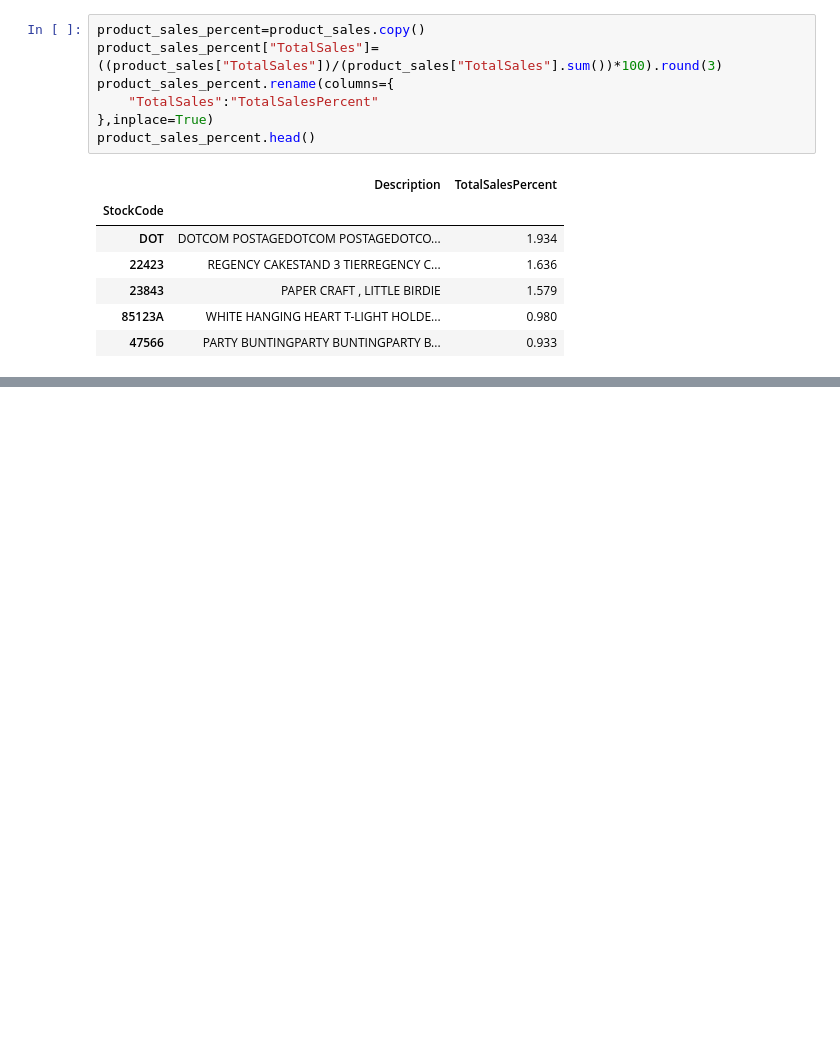
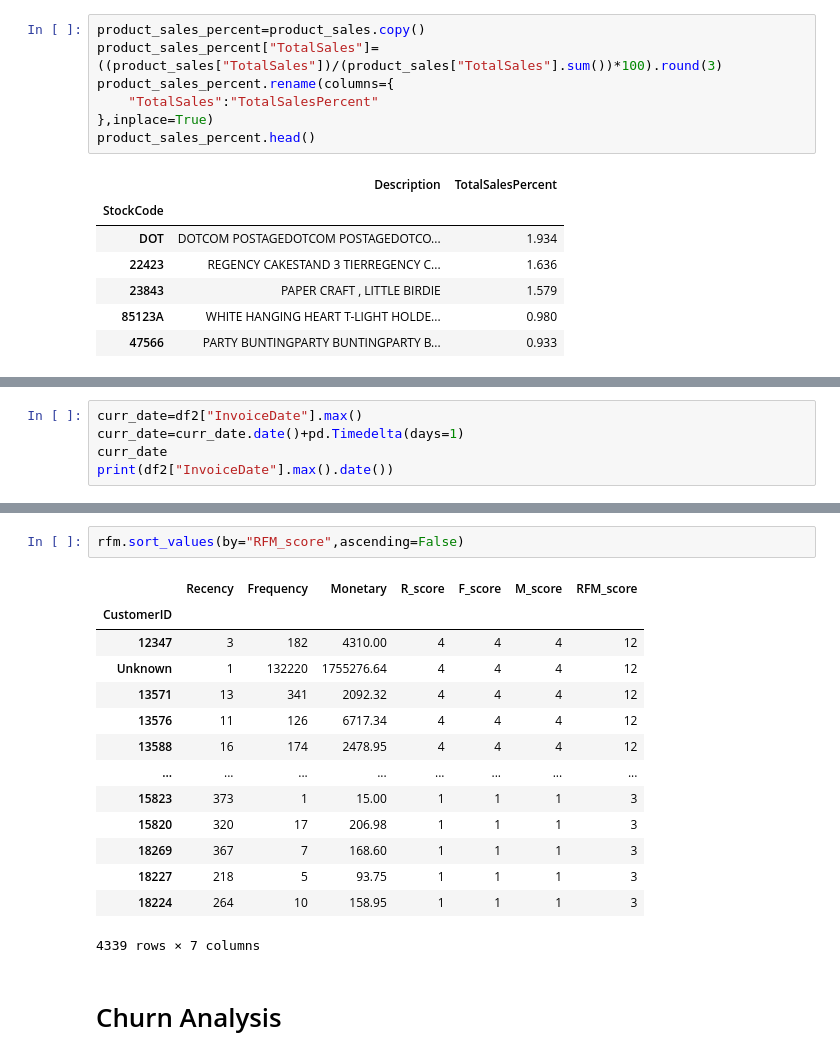
Before and after one commit to AnaghMiglani/Online-Retail-EDA, a Jupyter notebook: Online_Retail_EDA.ipynb, the cells around one changed output, grey strips where cells are left out. Drawn from its saved outputs; the diff is of its cells as text; blank space fills up the shorter version.

```diff
--- a/Online_Retail_EDA.ipynb
+++ b/Online_Retail_EDA.ipynb
@@ -403,0 +408,5 @@ product_sales_percent.head()
+# %%
+curr_date=df2["InvoiceDate"].max()
+curr_date=curr_date.date()+pd.Timedelta(days=1)
+curr_date
+print(df2["InvoiceDate"].max().date())
@@ -403,0 +491,19 @@ product_sales_percent.head()
+# %%
+rfm.sort_values(by="RFM_score",ascending=False)
+# %% [output]
+|  | Recency | Frequency | Monetary | R_score | F_score | M_score | RFM_score |
+| CustomerID |  |  |  |  |  |  |  |
+| 12347 | 3 | 182 | 4310.00 | 4 | 4 | 4 | 12 |
+| Unknown | 1 | 132220 | 1755276.64 | 4 | 4 | 4 | 12 |
+| 13571 | 13 | 341 | 2092.32 | 4 | 4 | 4 | 12 |
+| 13576 | 11 | 126 | 6717.34 | 4 | 4 | 4 | 12 |
+| 13588 | 16 | 174 | 2478.95 | 4 | 4 | 4 | 12 |
+| ... | ... | ... | ... | ... | ... | ... | ... |
+| 15823 | 373 | 1 | 15.00 | 1 | 1 | 1 | 3 |
+| 15820 | 320 | 17 | 206.98 | 1 | 1 | 1 | 3 |
+| 18269 | 367 | 7 | 168.60 | 1 | 1 | 1 | 3 |
+| 18227 | 218 | 5 | 93.75 | 1 | 1 | 1 | 3 |
+| 18224 | 264 | 10 | 158.95 | 1 | 1 | 1 | 3 |
+4339 rows × 7 columns
+# %% [markdown]
+# Churn Analysis
```
Also changed, not shown: parts of 20 cells of this notebook.
